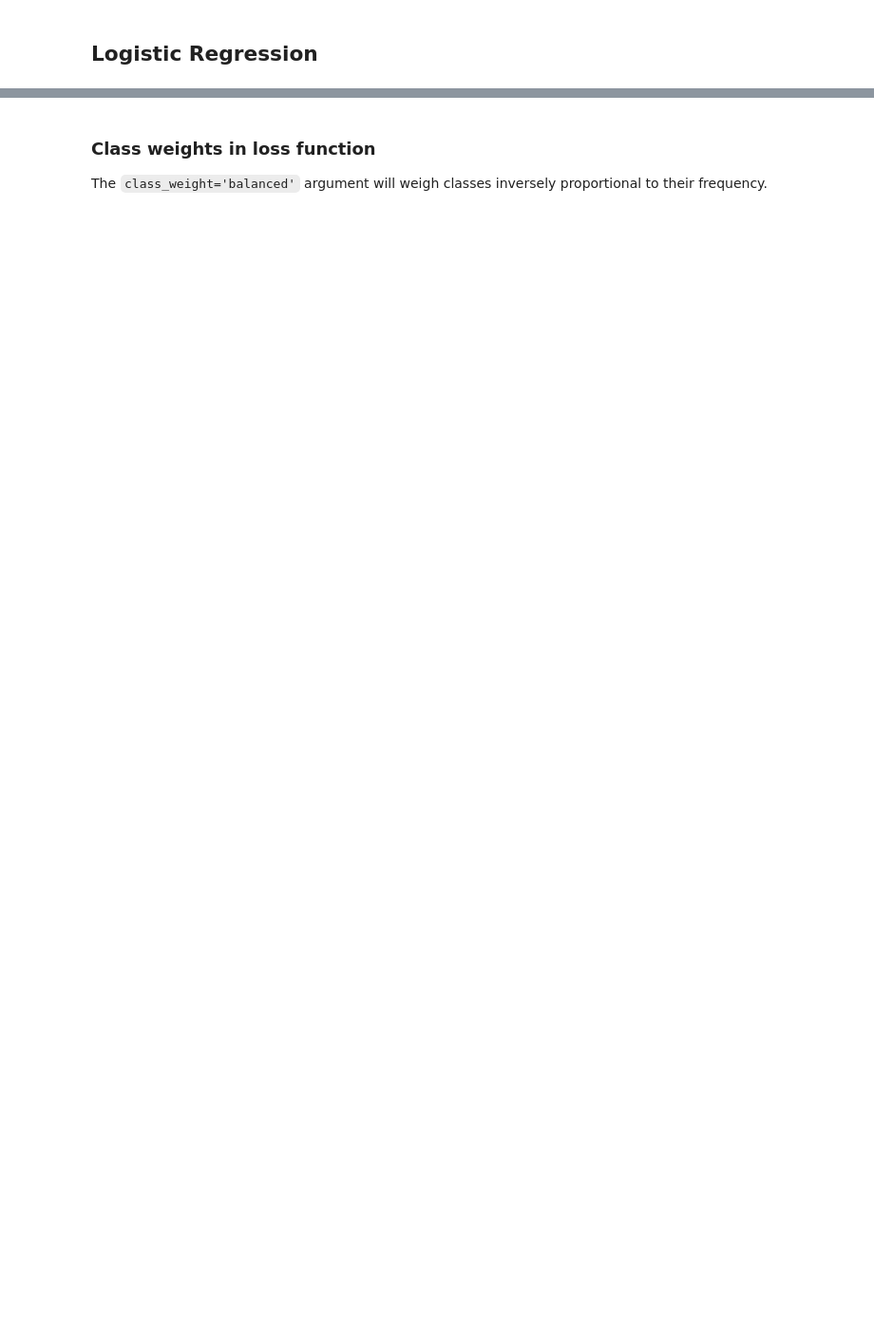
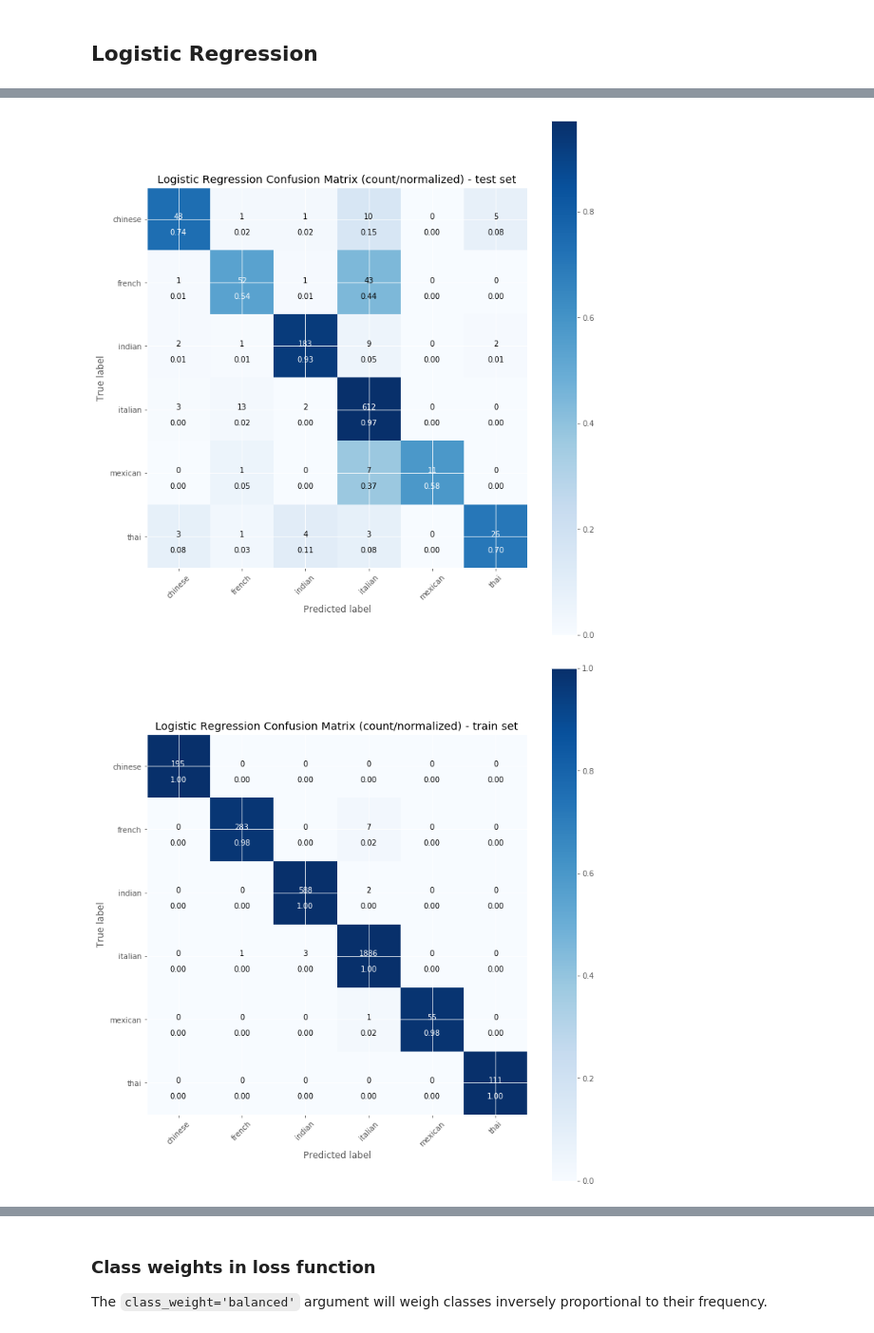
Before and after one commit to kulsoom-abdullah/kulsoom-abdullah.github.io, a Jupyter notebook: AWS-lambda-implementation/model_implementation/recipe multiclass classification.ipynb, the cells around one changed output, grey strips where cells are left out. Shown at 95% size. Saved outputs shown, nothing was run; the diff lists cells and outputs as text; code cells hidden in the pictures; blank space fills up the shorter version.

```diff
--- a/AWS-lambda-implementation/model_implementation/recipe multiclass classification.ipynb
+++ b/AWS-lambda-implementation/model_implementation/recipe multiclass classification.ipynb
@@ -300,3 +349,11 @@ accuracy 0.8880382775119617
+# %%
+classes=['chinese', 'french','indian','italian','mexican','thai' ]
+
+plot_confusion_matrix(cm_lr_test, classes=classes, normalize=True, title="Logistic Regression Confusion Matrix (count/normalized) - test set")
+plot_confusion_matrix(cm_lr_train, classes=classes, normalize=True, title="Logistic Regression Confusion Matrix (count/normalized) - train set")
+# %% [output]
+[figure, added]
+[figure, added]
 # %% [markdown]
 ### Results of Logistic Regression
 
```
Also changed, not shown: parts of 25 cells of this notebook, 24 other files.
